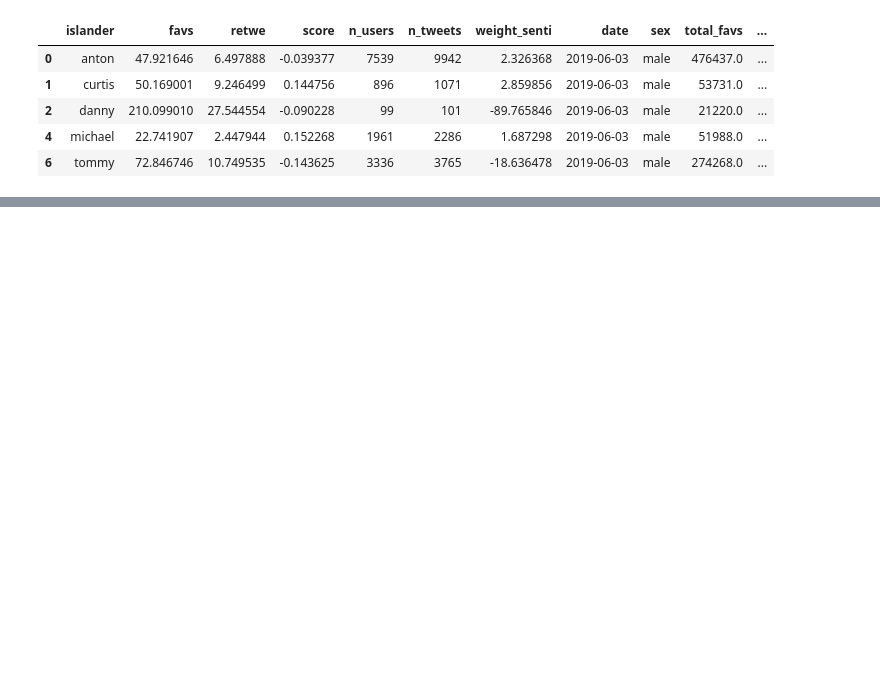
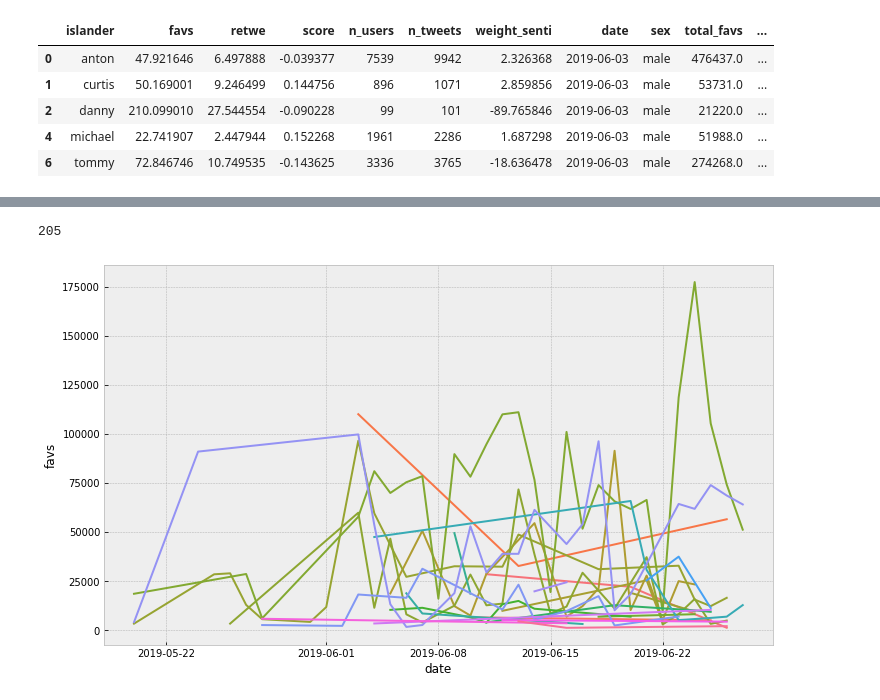
Before and after one commit to watson-sam/loveisland, a Jupyter notebook: notebooks/initial ideas.ipynb, the cells around one changed output, grey strips where cells are left out. Cells and saved outputs as stored; diff of their text form; code cells hidden in the pictures; blank space fills up the shorter version.

```diff
--- a/notebooks/initial ideas.ipynb
+++ b/notebooks/initial ideas.ipynb
@@ -95,0 +93,2 @@ plt.xlim(0,20000);
+# %%
+df = import_all("../data/processed/")
@@ -95,0 +105,23 @@ plt.xlim(0,20000);
+# %%
+favs = df.groupby(["user", "date"])\
+         .agg({"favs":"sum", "url": "count"})\
+         .reset_index()\
+         .rename(columns={"url": "n_tweets"})
+
+favs["rate"] = favs["favs"] / favs["n_tweets"]
+days = favs.groupby("user").size().reset_index(name="n_days")
+favs = favs.merge(days, on="user", how="left")
+
+favs = favs[(favs["rate"] > 1000) & (favs["n_days"] > 20)]
+len(favs)
+# favs.sort_values("rate", ascending=False).head()
+# %% [output]
+205
+# %%
+fig = plt.figure(figsize=(12, 7))
+ax1 = fig.add_subplot(111)
+sns.lineplot("date", "favs", "user", data=favs, ax=ax1)
+# plt.show()
+plt.legend().remove()
+# %% [output]
+[figure, added]
```
Also changed, not shown: parts of 11 cells of this notebook, 5 other files.
